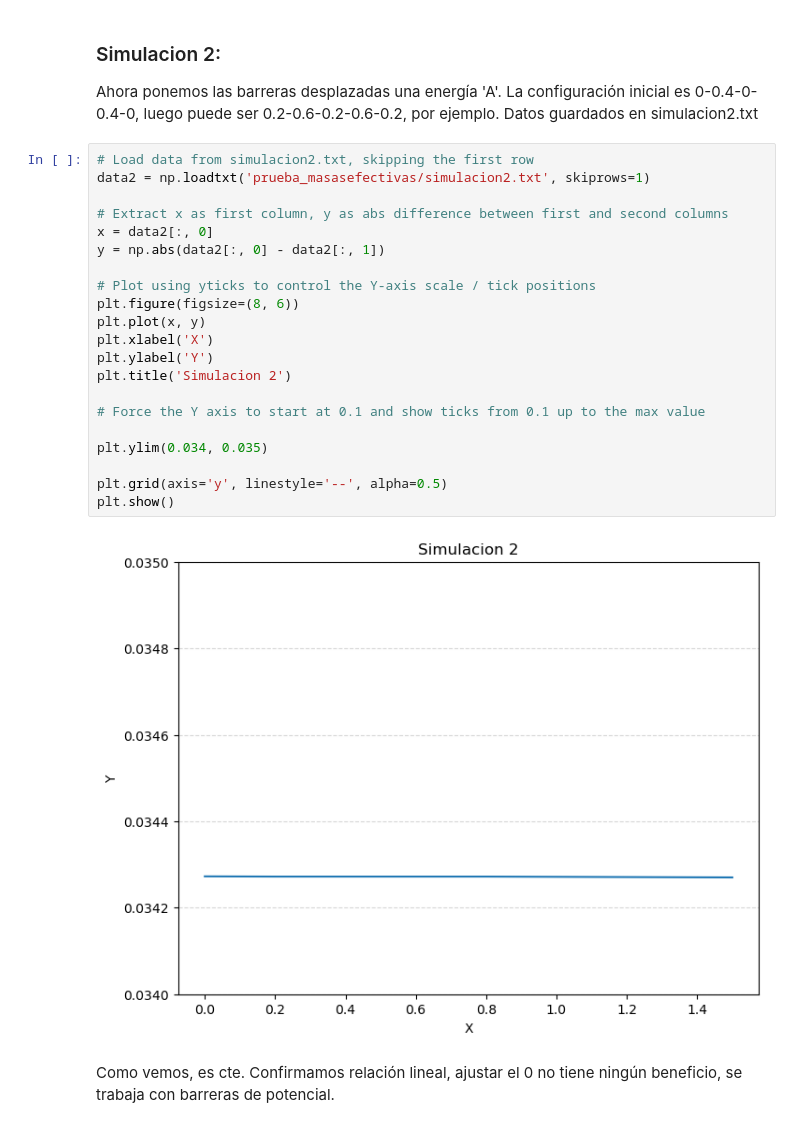
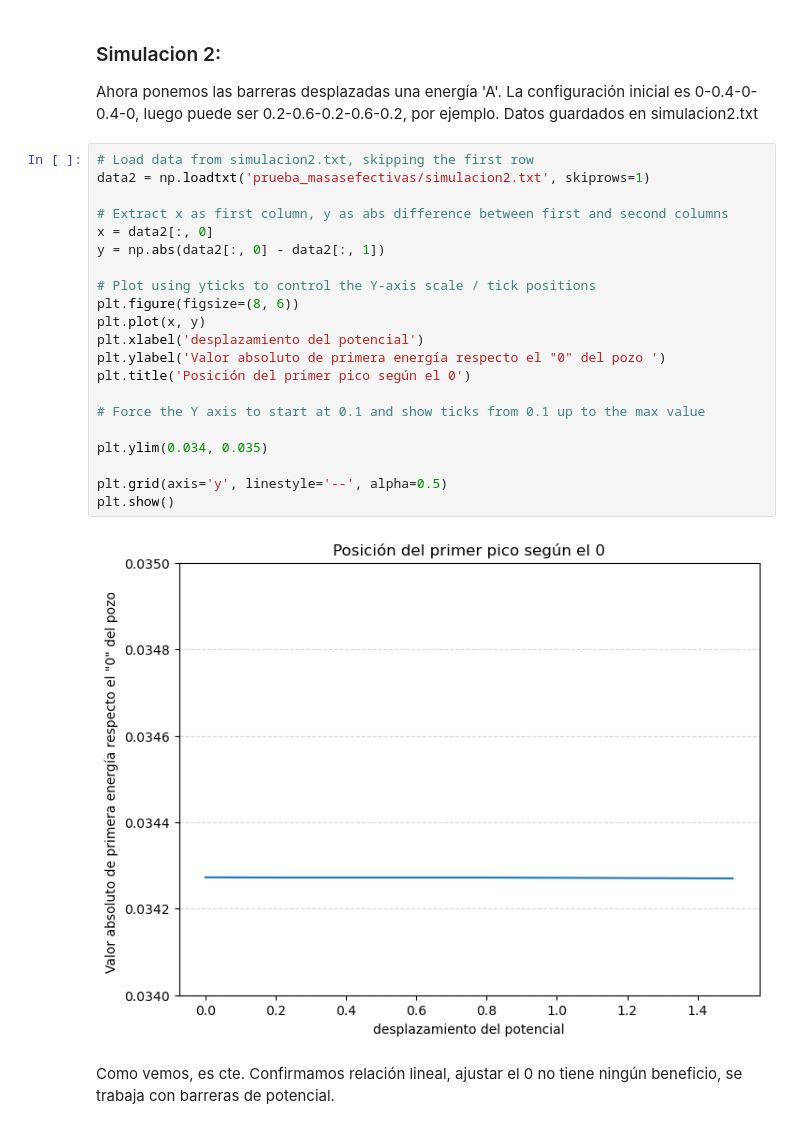
Before and after one commit to teresa-p-l/GNOMOS, a Jupyter notebook: Diegod/simulaciones.ipynb, the cells around one changed output. Cells and saved outputs as stored; diff of their text form.

Commit message:
termino por hoy, 3 simulaciones

```diff
--- a/Diegod/simulaciones.ipynb
+++ b/Diegod/simulaciones.ipynb
@@ -52,25 +52,25 @@ Ahora ponemos las barreras desplazadas una energía 'A'. La configuración inici
 # %%
 # Load data from simulacion2.txt, skipping the first row
 data2 = np.loadtxt('prueba_masasefectivas/simulacion2.txt', skiprows=1)
 
 # Extract x as first column, y as abs difference between first and second columns
 x = data2[:, 0]
 y = np.abs(data2[:, 0] - data2[:, 1])
 
 # Plot using yticks to control the Y-axis scale / tick positions
 plt.figure(figsize=(8, 6))
 plt.plot(x, y)
-plt.xlabel('X')
-plt.ylabel('Y')
-plt.title('Simulacion 2')
+plt.xlabel('desplazamiento del potencial')
+plt.ylabel('Valor absoluto de primera energía respecto el "0" del pozo ')
+plt.title('Posición del primer pico según el 0')
 
 # Force the Y axis to start at 0.1 and show ticks from 0.1 up to the max value
 
 plt.ylim(0.034, 0.035)
 
 plt.grid(axis='y', linestyle='--', alpha=0.5)
 plt.show()
 # %% [output]
-[figure, old version]
+[figure, new version]
 # %% [markdown]
 Como vemos, es cte. Confirmamos relación lineal, ajustar el 0 no tiene ningún beneficio, se trabaja con barreras de potencial.
```
Also changed, not shown: parts of 5 cells of this notebook, 1 other file.
